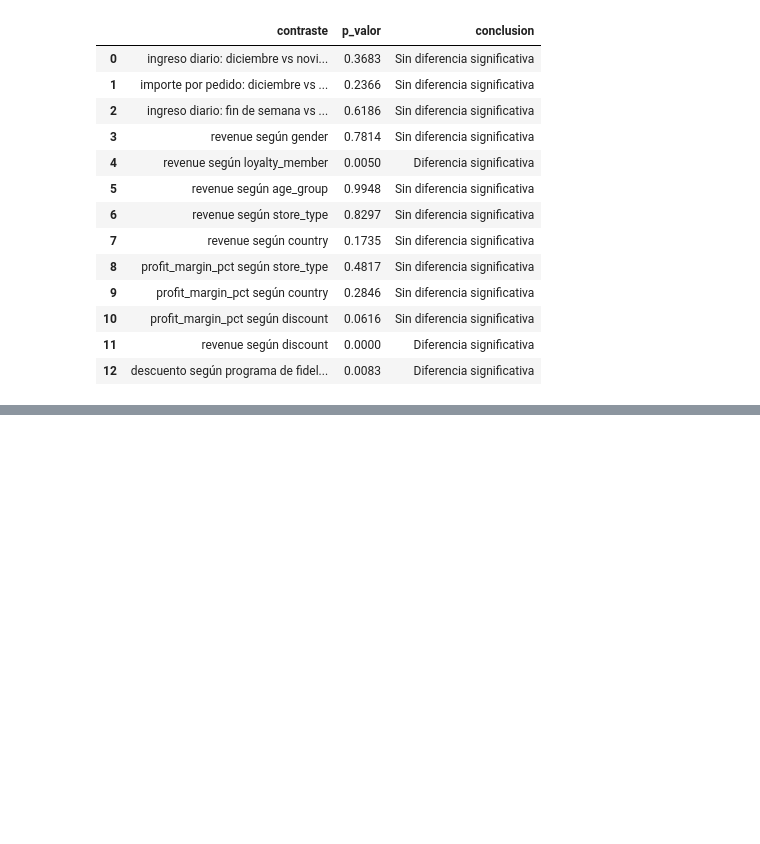
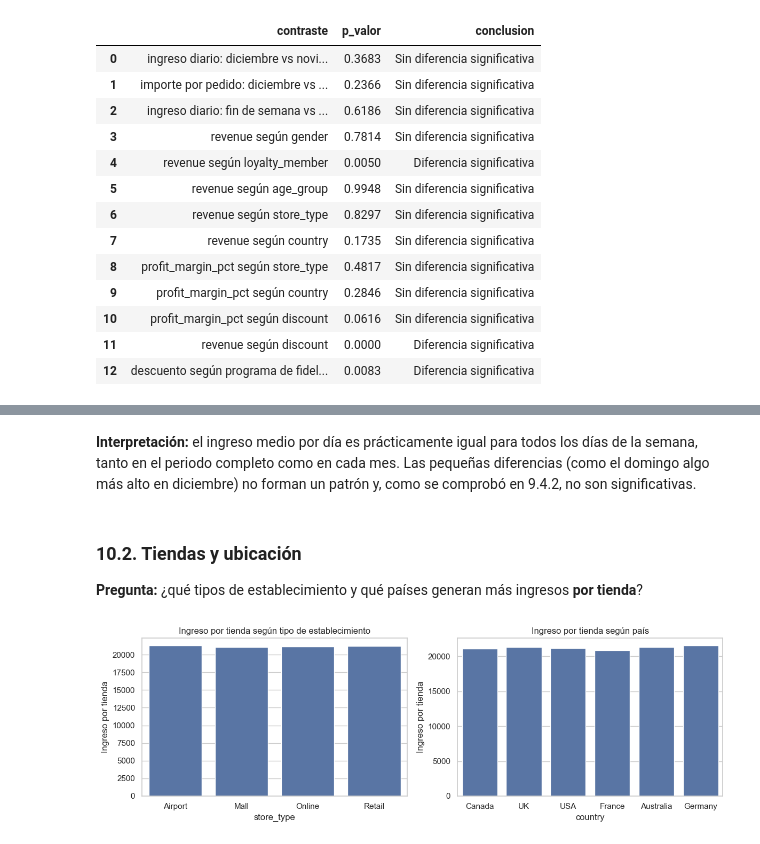
Before and after one commit to SofiaConsoli/Proyecto_Final_Data_and_Analytics, a Jupyter notebook: notebooks/proyecto_final_EDA_python.ipynb, the cells around one changed output, grey strips where cells are left out. Drawn from its saved outputs; the diff is of its cells as text; code cells hidden in the pictures; blank space fills up the shorter version.

```diff
--- a/notebooks/proyecto_final_EDA_python.ipynb
+++ b/notebooks/proyecto_final_EDA_python.ipynb
@@ -1334,0 +1421,22 @@ display(tabla_resumen)
+# %% [markdown]
+**Interpretación:** el ingreso medio por día es prácticamente igual para todos los días de la semana, tanto en el periodo completo como en cada mes. Las pequeñas diferencias (como el domingo algo más alto en diciembre) no forman un patrón y, como se comprobó en 9.4.2, no son significativas.
+# %% [markdown]
+### 10.2. Tiendas y ubicación
+
+**Pregunta:** ¿qué tipos de establecimiento y qué países generan más ingresos **por tienda**?
+# %%
+fig, axes = plt.subplots(1, 2, figsize=(12, 4))
+
+sns.barplot(x=por_tipo.index, y=por_tipo["ingreso_por_tienda"], ax=axes[0])
+axes[0].set_title("Ingreso por tienda según tipo de establecimiento")
+axes[0].set_ylabel("Ingreso por tienda")
+
+sns.barplot(x=por_pais.index, y=por_pais["ingreso_por_tienda"], ax=axes[1])
+axes[1].set_title("Ingreso por tienda según país")
+axes[1].set_ylabel("Ingreso por tienda")
+
+plt.tight_layout()
+guardar_grafico("10_2_ingreso_por_tienda_tipo_pais")
+plt.show()
+# %% [output]
+[figure, added]
```
Also changed, not shown: parts of 37 cells of this notebook, 8 other files.
